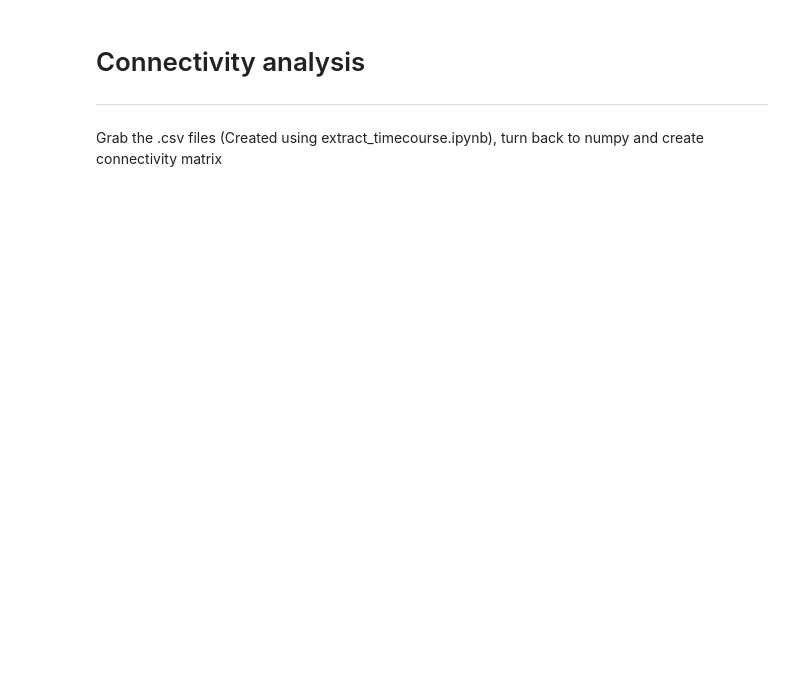
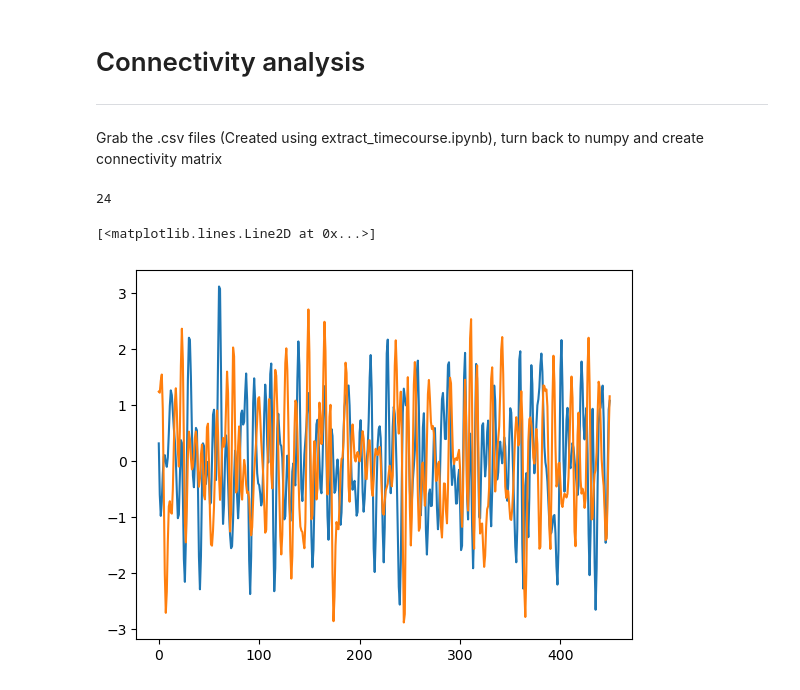
Before and after one commit to LevyDecisionNeuroLab/CPM_RS_TLV, a Jupyter notebook: extract_timecourse/build_FC_matrix.ipynb, the cells around one changed output. Saved outputs shown, nothing was run; the diff lists cells and outputs as text; code cells hidden in the pictures; blank space fills up the shorter version.

```diff
--- a/extract_timecourse/build_FC_matrix.ipynb
+++ b/extract_timecourse/build_FC_matrix.ipynb
@@ -16,8 +16,20 @@ import seaborn as sns
 %config Completer.use_jedi = False
 # %%
 # grab all files
-ts_files = glob.glob('/gpfs/gibbs/pi/levy_ifat/Or/ZivResults/timecourse/sub-*_shen-2mm.csv')
+task = 'hariri' # domino or hariri
+ts_files = glob.glob(f'/gpfs/gibbs/pi/levy_ifat/Or/ZivResults/timecourse/sub-*_shen-2mm_{task}.csv')
 output_dir = '/gpfs/gibbs/pi/levy_ifat/Or/ZivResults/corMatrix/'
+# %%
+len(ts_files)
+# %% [output]
+24
+# %%
+f = np.loadtxt(ts_files[0], delimiter=",",skiprows=1)
+plt.plot(f[:,4])
+plt.plot(f[:,12])
+# %% [output]
+[<matplotlib.lines.Line2D at 0x...>]
+[figure, added]
 # %%
 # set the kind, can choose partial correlation, tangent or correlation
 connectome_measure = ConnectivityMeasure(kind='correlation')
```
Also changed, not shown: parts of 3 cells of this notebook, 4 other files.
